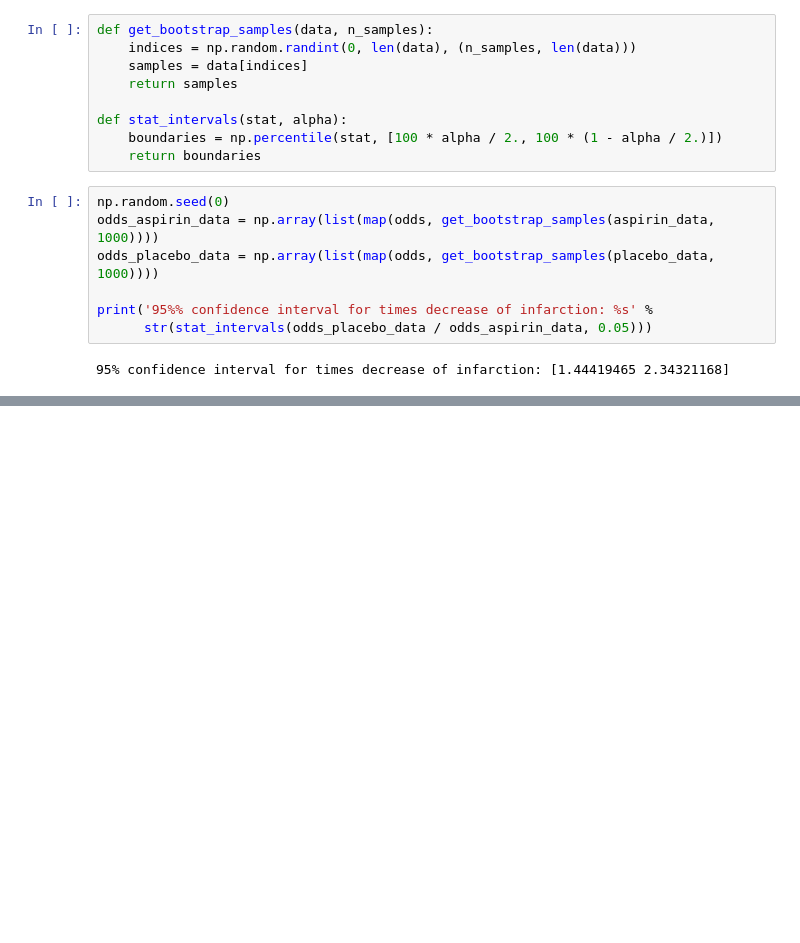
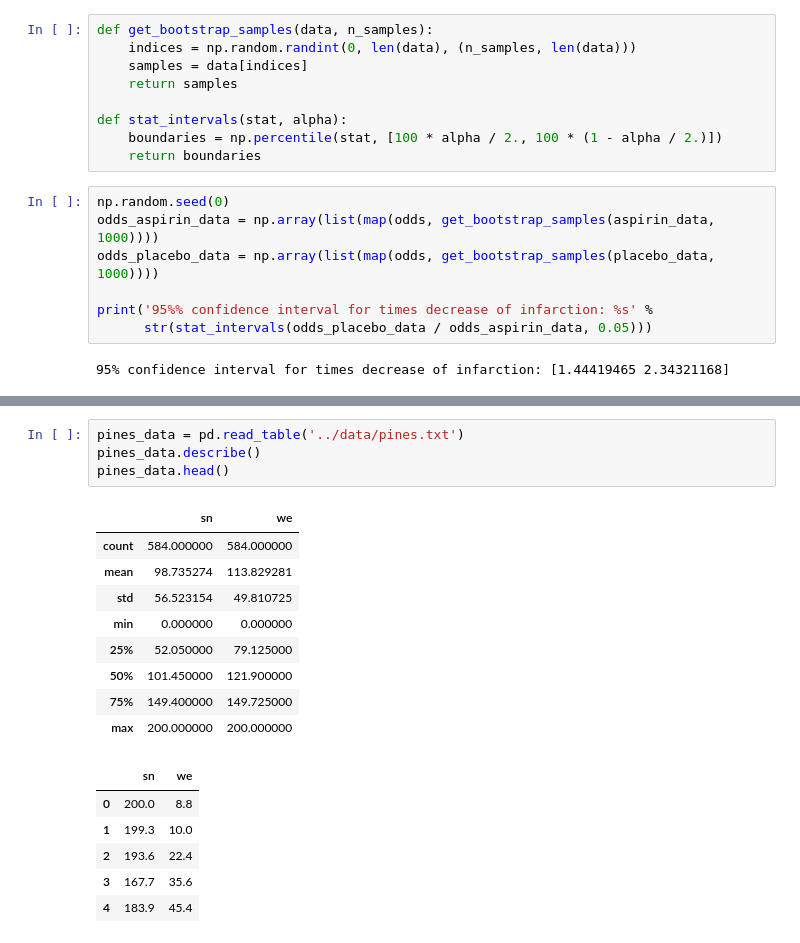
Before and after one commit to AlexG888/Specialization_from_MIPT_and_Yandex, a Jupyter notebook: course_4/theoretical_notebooks/tests.ipynb, the cells around one changed output, grey strips where cells are left out. Drawn from its saved outputs; the diff is of its cells as text; blank space fills up the shorter version.

```diff
--- a/course_4/theoretical_notebooks/tests.ipynb
+++ b/course_4/theoretical_notebooks/tests.ipynb
@@ -228,0 +278,20 @@ print('95%% confidence interval for times decrease of infarction: %s' %
+# %%
+pines_data = pd.read_table('../data/pines.txt')
+pines_data.describe()
+pines_data.head()
+# %% [output]
+|  | sn | we |
+| count | 584.000000 | 584.000000 |
+| mean | 98.735274 | 113.829281 |
+| std | 56.523154 | 49.810725 |
+| min | 0.000000 | 0.000000 |
+| 25% | 52.050000 | 79.125000 |
+| 50% | 101.450000 | 121.900000 |
+| 75% | 149.400000 | 149.725000 |
+| max | 200.000000 | 200.000000 |
+|  | sn | we |
+| 0 | 200.0 | 8.8 |
+| 1 | 199.3 | 10.0 |
+| 2 | 193.6 | 22.4 |
+| 3 | 167.7 | 35.6 |
+| 4 | 183.9 | 45.4 |
```
Also changed, not shown: parts of 15 cells of this notebook, 6 other files.
